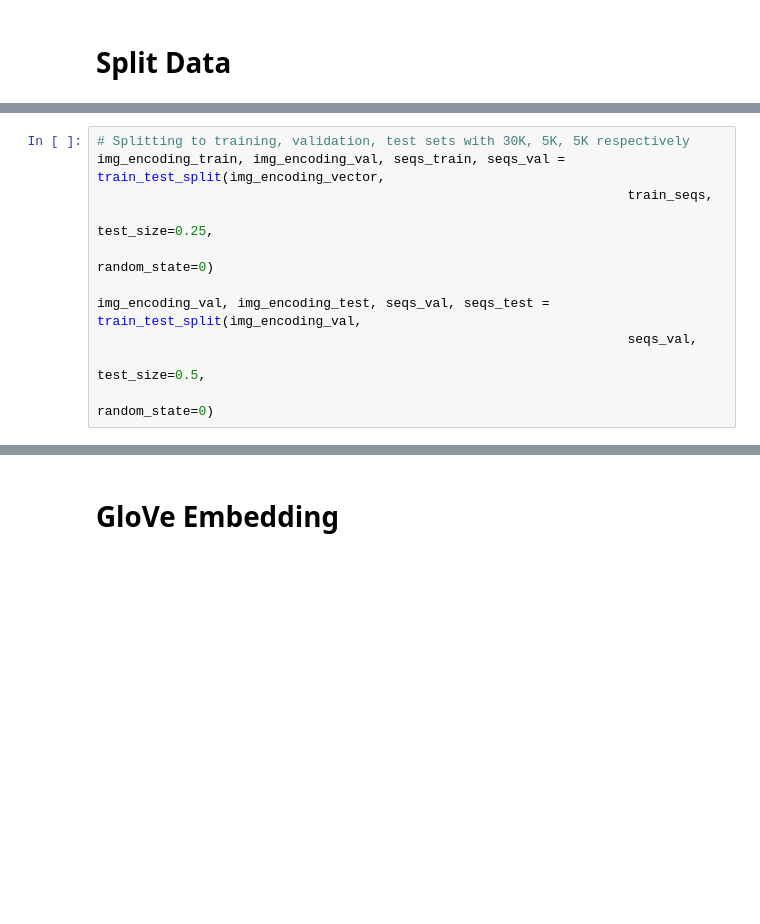
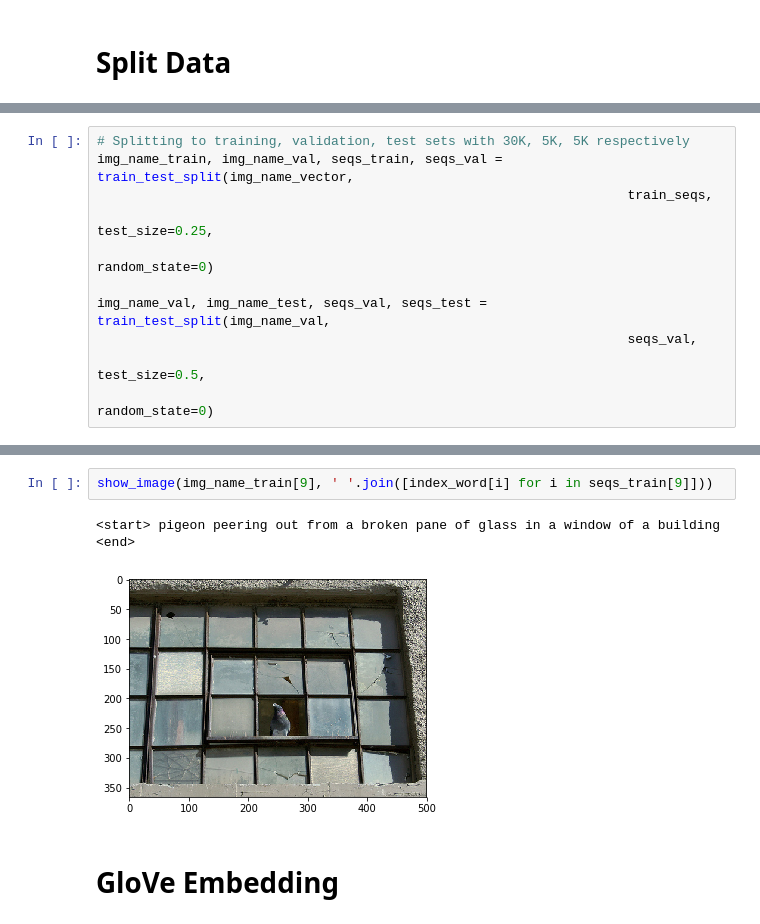
Before and after one commit to catnado/Image_Caption, a Jupyter notebook: Merge_Model.ipynb, the cells around one changed output, grey strips where cells are left out. Saved outputs shown, nothing was run; the diff lists cells and outputs as text; blank space fills up the shorter version.

```diff
--- a/Merge_Model.ipynb
+++ b/Merge_Model.ipynb
@@ -434,11 +410,11 @@ show_image(img_name_train[6], cap_train[6])
 # %%
 # Splitting to training, validation, test sets with 30K, 5K, 5K respectively
-img_encoding_train, img_encoding_val, seqs_train, seqs_val = train_test_split(img_encoding_vector,
+img_name_train, img_name_val, seqs_train, seqs_val = train_test_split(img_name_vector,
                                                                     train_seqs,
                                                                     test_size=0.25,
                                                                     random_state=0)
 
-img_encoding_val, img_encoding_test, seqs_val, seqs_test = train_test_split(img_encoding_val,
+img_name_val, img_name_test, seqs_val, seqs_test = train_test_split(img_name_val,
                                                                     seqs_val,
                                                                     test_size=0.5,
                                                                     random_state=0)
@@ -453,3 +432,8 @@ seqs_train[6]
+# %%
+show_image(img_name_train[9], ' '.join([index_word[i] for i in seqs_train[9]]))
+# %% [output]
+<start> pigeon peering out from a broken pane of glass in a window of a building <end>
+[figure, added]
 # %% [markdown]
 # GloVe Embedding
 # %%
```
Also changed, not shown: parts of 41 cells of this notebook, 3 other files.
